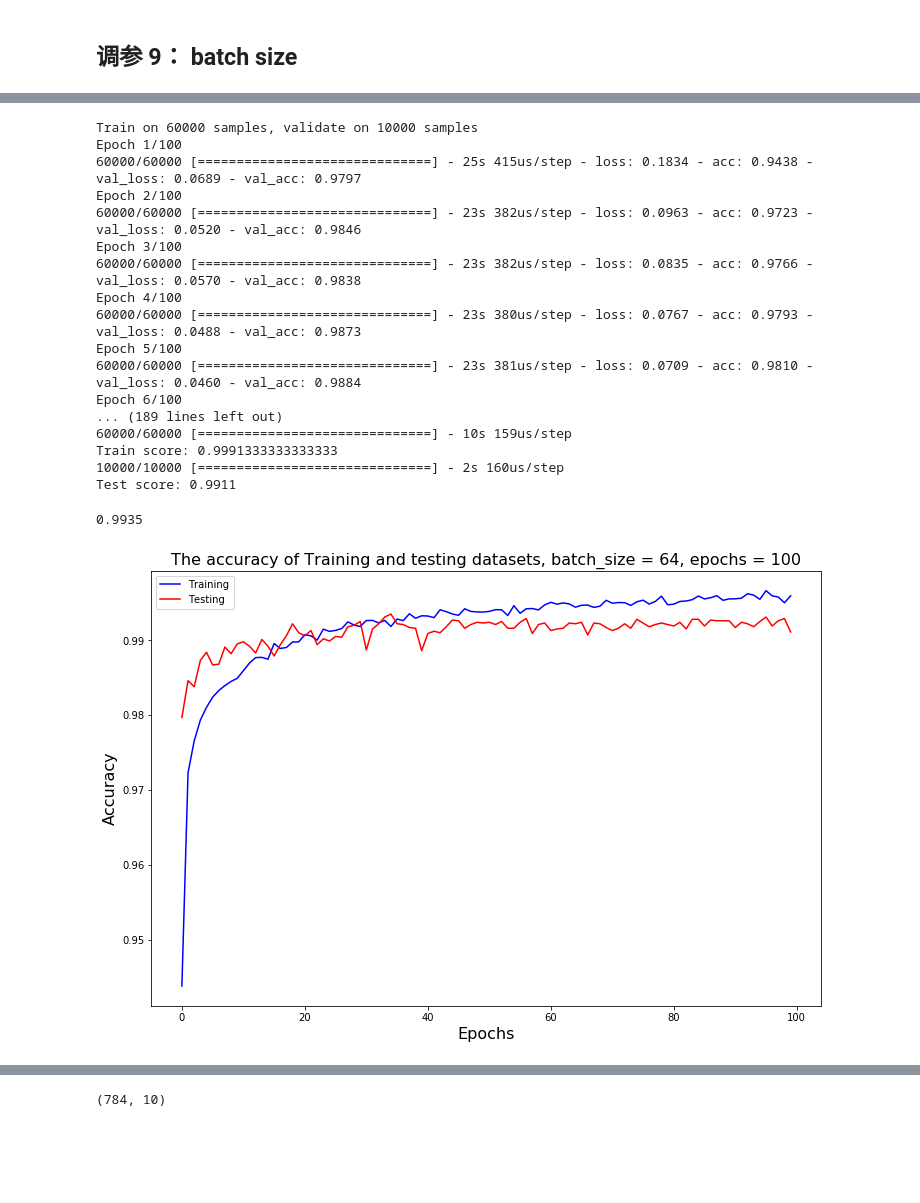
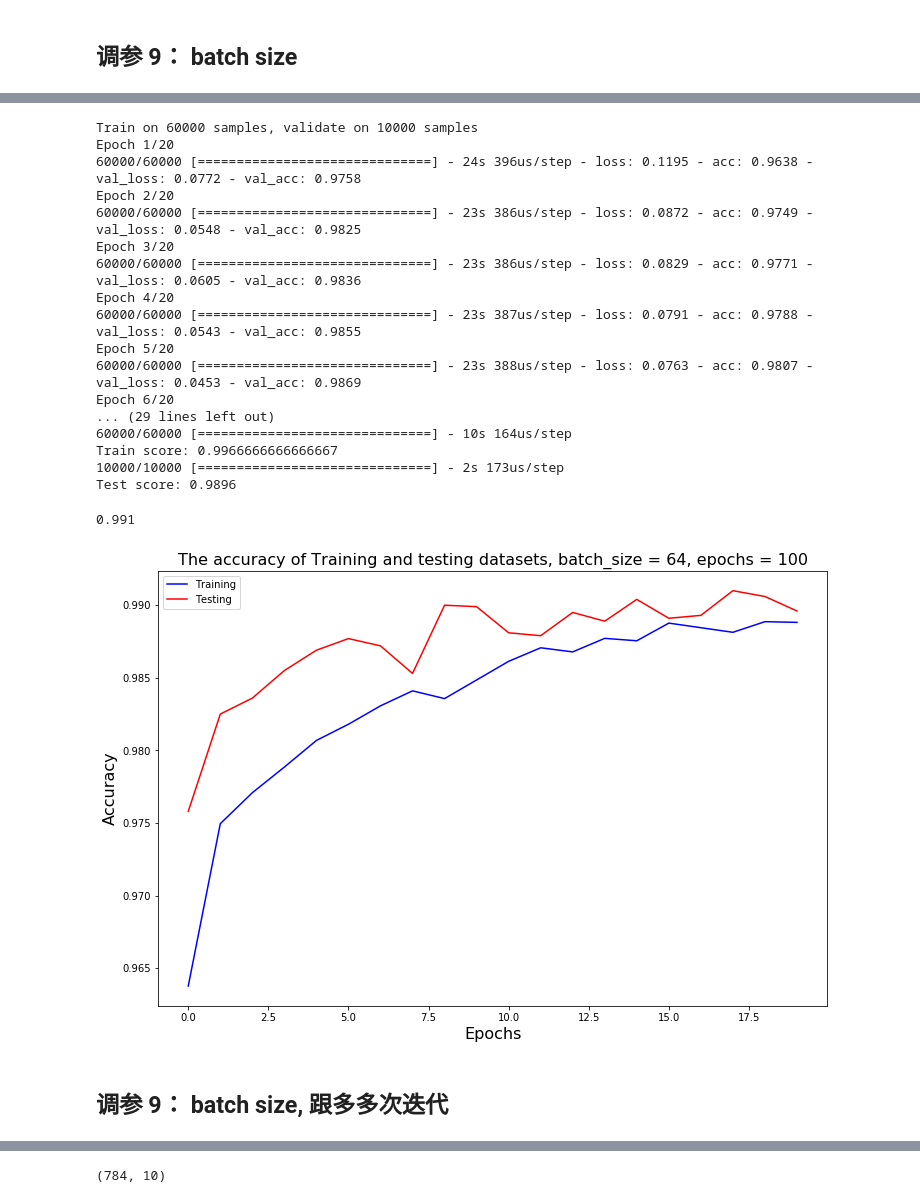
Before and after one commit to xslittlemaggie/Deep-Learning-Projects, a Jupyter notebook: MNIST_CNN_参数调节.ipynb, the cells around one changed output, grey strips where cells are left out. Saved outputs shown, nothing was run; the diff lists cells and outputs as text; code cells hidden in the pictures; blank space fills up the shorter version.

```diff
--- a/MNIST_CNN_参数调节.ipynb
+++ b/MNIST_CNN_参数调节.ipynb
@@ -802,9 +897,9 @@ Trainable params: 102,826
 Non-trainable params: 8,064
 _________________________________________________________________
 # %%
-history = model.fit(x_train, y_train,
+history_9 = model.fit(x_train, y_train,
                    batch_size = 64,
-                   epochs = 100,
+                   epochs = 20,
                    validation_data = (x_test, y_test))
 score = model.evaluate(x_train, y_train)
 print("Train score: {}".format(score[1]))
@@ -814,34 +909,36 @@ score = model.evaluate(x_test, y_test)
 print("Test score: {}".format(score[1]))
 # %% [output]
 Train on 60000 samples, validate on 10000 samples
-Epoch 1/100
-60000/60000 [==============================] - 25s 415us/step - loss: 0.1834 - acc: 0.9438 - val_loss: 0.0689 - val_acc: 0.9797
-Epoch 2/100
-60000/60000 [==============================] - 23s 382us/step - loss: 0.0963 - acc: 0.9723 - val_loss: 0.0520 - val_acc: 0.9846
-Epoch 3/100
-60000/60000 [==============================] - 23s 382us/step - loss: 0.0835 - acc: 0.9766 - val_loss: 0.0570 - val_acc: 0.9838
-Epoch 4/100
-60000/60000 [==============================] - 23s 380us/step - loss: 0.0767 - acc: 0.9793 - val_loss: 0.0488 - val_acc: 0.9873
-Epoch 5/100
-60000/60000 [==============================] - 23s 381us/step - loss: 0.0709 - acc: 0.9810 - val_loss: 0.0460 - val_acc: 0.9884
-Epoch 6/100
-... (189 lines left out)
-60000/60000 [==============================] - 10s 159us/step
-Train score: 0.9991333333333333
-10000/10000 [==============================] - 2s 160us/step
-Test score: 0.9911
+Epoch 1/20
+60000/60000 [==============================] - 24s 396us/step - loss: 0.1195 - acc: 0.9638 - val_loss: 0.0772 - val_acc: 0.9758
+Epoch 2/20
+60000/60000 [==============================] - 23s 386us/step - loss: 0.0872 - acc: 0.9749 - val_loss: 0.0548 - val_acc: 0.9825
+Epoch 3/20
+60000/60000 [==============================] - 23s 386us/step - loss: 0.0829 - acc: 0.9771 - val_loss: 0.0605 - val_acc: 0.9836
+Epoch 4/20
+60000/60000 [==============================] - 23s 387us/step - loss: 0.0791 - acc: 0.9788 - val_loss: 0.0543 - val_acc: 0.9855
+Epoch 5/20
+60000/60000 [==============================] - 23s 388us/step - loss: 0.0763 - acc: 0.9807 - val_loss: 0.0453 - val_acc: 0.9869
+Epoch 6/20
+... (29 lines left out)
+60000/60000 [==============================] - 10s 164us/step
+Train score: 0.9966666666666667
+10000/10000 [==============================] - 2s 173us/step
+Test score: 0.9896
 # %%
-max(history.history["val_acc"])
+max(history_9.history["val_acc"])
 # %% [output]
-0.9935
+0.991
 # %%
 plt.figure(figsize = (12, 8))
-plt.plot(history.history["acc"], color = "b")
-plt.plot(history.history["val_acc"], color = "r")
+plt.plot(history_9.history["acc"], color = "b")
+plt.plot(history_9.history["val_acc"], color = "r")
 plt.title("The accuracy of Training and testing datasets, batch_size = 64, epochs = 100", size = 16)
 plt.xlabel("Epochs", size = 16)
 plt.ylabel("Accuracy", size = 16)
 plt.legend(["Training","Testing"])
 plt.show()
 # %% [output]
-[figure, old version]
+[figure, new version]
+# %% [markdown]
+## 调参 9： batch size, 跟多多次迭代
```
Also changed, not shown: parts of 57 cells of this notebook.
